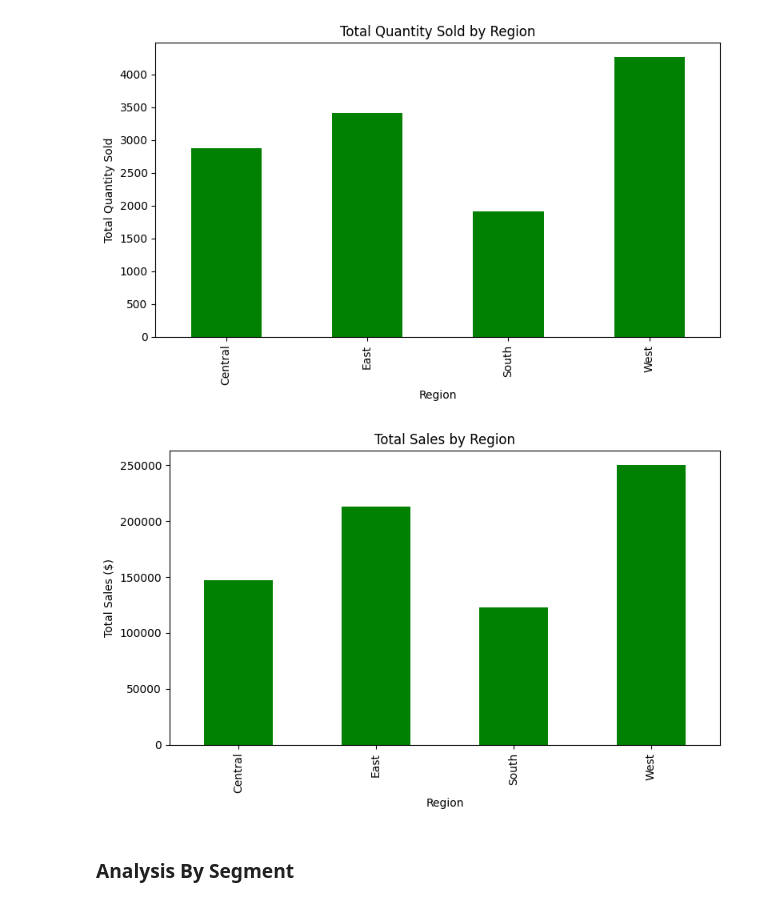
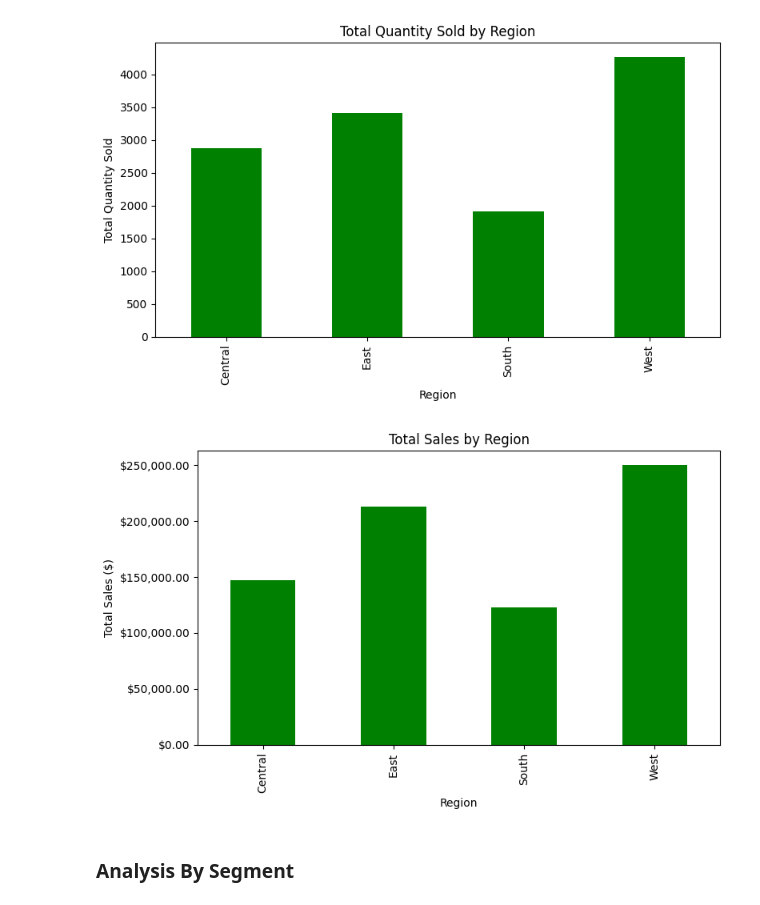
Before and after one commit to Haleymussary00/Module-B-semester-2, a Jupyter notebook: Week4.ipynb, the cells around one changed output. Saved outputs shown, nothing was run; the diff lists cells and outputs as text; code cells hidden in the pictures.

Commit message:
formatting graphs

```diff
--- a/Week4.ipynb
+++ b/Week4.ipynb
@@ -338,15 +345,16 @@ plt.show()
 # %%
 # Plot the Total Sales for each Region
 total_sales = ecommerce_data_num.groupby('Region')['Sales'].sum()
 plt.figure(figsize=(8,5))
 total_sales.plot(kind='bar', color='green')
 plt.title("Total Sales by Region")
 plt.xlabel("Region")
 plt.ylabel("Total Sales ($)")
+plt.gca().yaxis.set_major_formatter(mtick.StrMethodFormatter('${x:,.0f}.00'))
 plt.tight_layout()
 plt.show()
 # %% [output]
-[figure, old version]
+[figure, new version]
 # %% [markdown]
 ### Analysis By Segment
 # %%
```
Also changed, not shown: parts of 11 cells of this notebook.
